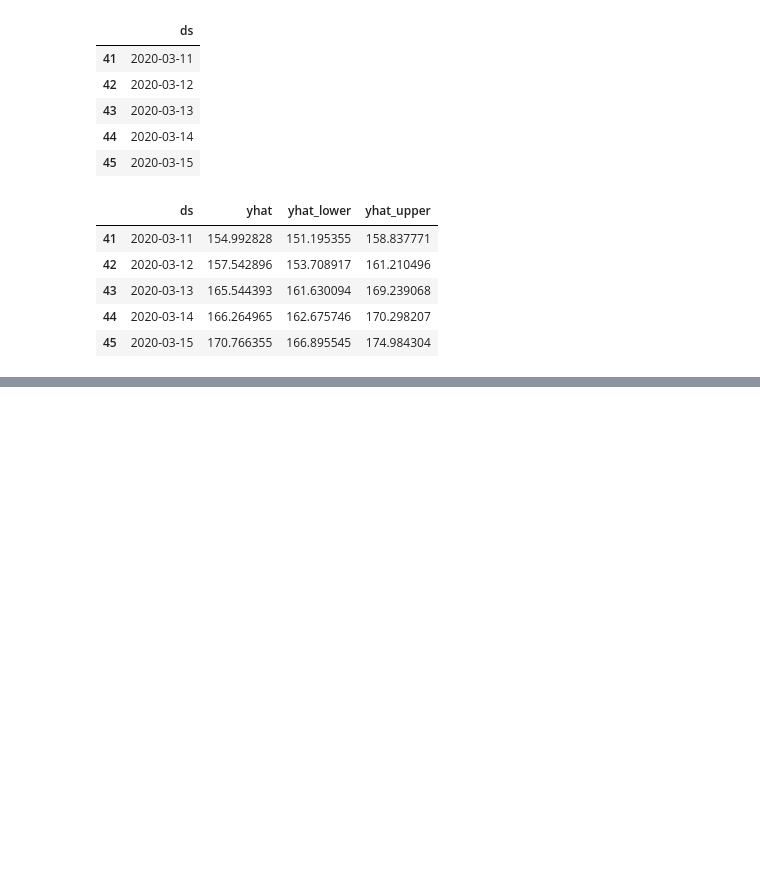
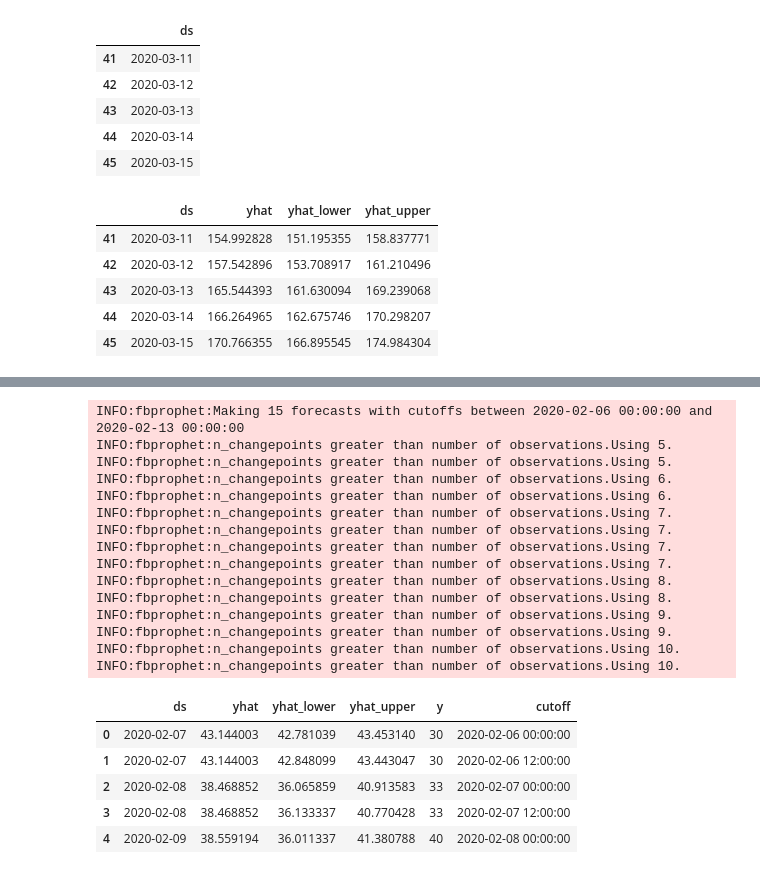
Before and after one commit to thelee81/COVID-19-Spreading-Prediction-Using-FB-Prophet, a Jupyter notebook: COVID-19 FB Prophet Prediction.ipynb, the cells around one changed output, grey strips where cells are left out. Cells and saved outputs as stored; diff of their text form; code cells hidden in the pictures; blank space fills up the shorter version.

```diff
--- a/COVID-19 FB Prophet Prediction.ipynb
+++ b/COVID-19 FB Prophet Prediction.ipynb
@@ -135,0 +163,26 @@ py.iplot(fig)
+# %%
+from fbprophet.diagnostics import cross_validation
+df_cv = cross_validation(m,horizon = '1 days')
+df_cv.head()
+# %% [output]
+INFO:fbprophet:Making 15 forecasts with cutoffs between 2020-02-06 00:00:00 and 2020-02-13 00:00:00
+INFO:fbprophet:n_changepoints greater than number of observations.Using 5.
+INFO:fbprophet:n_changepoints greater than number of observations.Using 5.
+INFO:fbprophet:n_changepoints greater than number of observations.Using 6.
+INFO:fbprophet:n_changepoints greater than number of observations.Using 6.
+INFO:fbprophet:n_changepoints greater than number of observations.Using 7.
+INFO:fbprophet:n_changepoints greater than number of observations.Using 7.
+INFO:fbprophet:n_changepoints greater than number of observations.Using 7.
+INFO:fbprophet:n_changepoints greater than number of observations.Using 7.
+INFO:fbprophet:n_changepoints greater than number of observations.Using 8.
+INFO:fbprophet:n_changepoints greater than number of observations.Using 8.
+INFO:fbprophet:n_changepoints greater than number of observations.Using 9.
+INFO:fbprophet:n_changepoints greater than number of observations.Using 9.
+INFO:fbprophet:n_changepoints greater than number of observations.Using 10.
+INFO:fbprophet:n_changepoints greater than number of observations.Using 10.
+|  | ds | yhat | yhat_lower | yhat_upper | y | cutoff |
+| 0 | 2020-02-07 | 43.144003 | 42.781039 | 43.453140 | 30 | 2020-02-06 00:00:00 |
+| 1 | 2020-02-07 | 43.144003 | 42.848099 | 43.443047 | 30 | 2020-02-06 12:00:00 |
+| 2 | 2020-02-08 | 38.468852 | 36.065859 | 40.913583 | 33 | 2020-02-07 00:00:00 |
+| 3 | 2020-02-08 | 38.468852 | 36.133337 | 40.770428 | 33 | 2020-02-07 12:00:00 |
+| 4 | 2020-02-09 | 38.559194 | 36.011337 | 41.380788 | 40 | 2020-02-08 00:00:00 |
```
Also changed, not shown: parts of 11 cells of this notebook.
